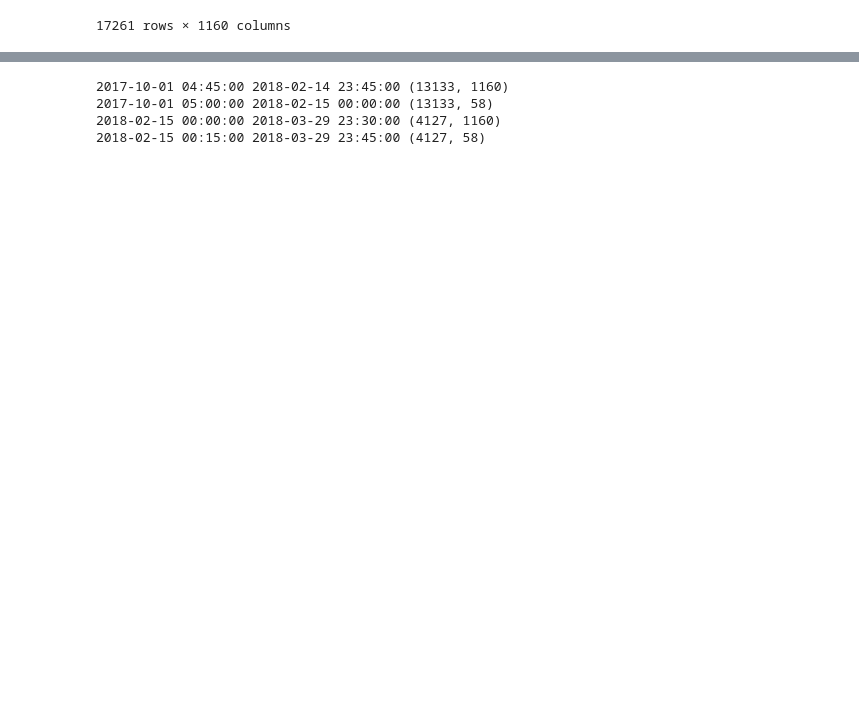
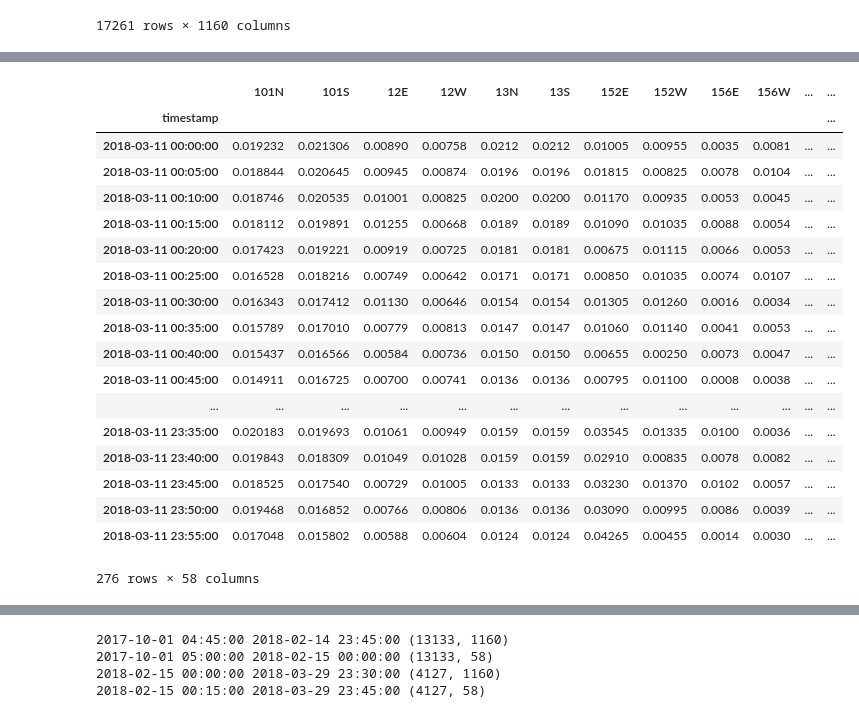
Before and after one commit to arthurpiazzi/Traffic-Flow, a Jupyter notebook: Traffic.ipynb, the cells around one changed output, grey strips where cells are left out. Cells and saved outputs as stored; diff of their text form; code cells hidden in the pictures; blank space fills up the shorter version.

```diff
--- a/Traffic.ipynb
+++ b/Traffic.ipynb
@@ -218,0 +242,25 @@ result = result.asfreq('15Min')
+# %%
+df1 = pd.read_csv('raw/2018_03_11.csv', infer_datetime_format=True, index_col=['timestamp'])
+df2 = pd.read_csv('raw/2018_03_12.csv', infer_datetime_format=True, index_col=['timestamp'])
+
+df1
+# %% [output]
+|  | 101N | 101S | 12E | 12W | 13N | 13S | 152E | 152W | 156E | 156W | ... | ... |
+| timestamp |  |  |  |  |  |  |  |  |  |  |  | ... |
+| 2018-03-11 00:00:00 | 0.019232 | 0.021306 | 0.00890 | 0.00758 | 0.0212 | 0.0212 | 0.01005 | 0.00955 | 0.0035 | 0.0081 | ... | ... |
+| 2018-03-11 00:05:00 | 0.018844 | 0.020645 | 0.00945 | 0.00874 | 0.0196 | 0.0196 | 0.01815 | 0.00825 | 0.0078 | 0.0104 | ... | ... |
+| 2018-03-11 00:10:00 | 0.018746 | 0.020535 | 0.01001 | 0.00825 | 0.0200 | 0.0200 | 0.01170 | 0.00935 | 0.0053 | 0.0045 | ... | ... |
+| 2018-03-11 00:15:00 | 0.018112 | 0.019891 | 0.01255 | 0.00668 | 0.0189 | 0.0189 | 0.01090 | 0.01035 | 0.0088 | 0.0054 | ... | ... |
+| 2018-03-11 00:20:00 | 0.017423 | 0.019221 | 0.00919 | 0.00725 | 0.0181 | 0.0181 | 0.00675 | 0.01115 | 0.0066 | 0.0053 | ... | ... |
+| 2018-03-11 00:25:00 | 0.016528 | 0.018216 | 0.00749 | 0.00642 | 0.0171 | 0.0171 | 0.00850 | 0.01035 | 0.0074 | 0.0107 | ... | ... |
+| 2018-03-11 00:30:00 | 0.016343 | 0.017412 | 0.01130 | 0.00646 | 0.0154 | 0.0154 | 0.01305 | 0.01260 | 0.0016 | 0.0034 | ... | ... |
+| 2018-03-11 00:35:00 | 0.015789 | 0.017010 | 0.00779 | 0.00813 | 0.0147 | 0.0147 | 0.01060 | 0.01140 | 0.0041 | 0.0053 | ... | ... |
+| 2018-03-11 00:40:00 | 0.015437 | 0.016566 | 0.00584 | 0.00736 | 0.0150 | 0.0150 | 0.00655 | 0.00250 | 0.0073 | 0.0047 | ... | ... |
+| 2018-03-11 00:45:00 | 0.014911 | 0.016725 | 0.00700 | 0.00741 | 0.0136 | 0.0136 | 0.00795 | 0.01100 | 0.0008 | 0.0038 | ... | ... |
+| ... | ... | ... | ... | ... | ... | ... | ... | ... | ... | ... | ... | ... |
+| 2018-03-11 23:35:00 | 0.020183 | 0.019693 | 0.01061 | 0.00949 | 0.0159 | 0.0159 | 0.03545 | 0.01335 | 0.0100 | 0.0036 | ... | ... |
+| 2018-03-11 23:40:00 | 0.019843 | 0.018309 | 0.01049 | 0.01028 | 0.0159 | 0.0159 | 0.02910 | 0.00835 | 0.0078 | 0.0082 | ... | ... |
+| 2018-03-11 23:45:00 | 0.018525 | 0.017540 | 0.00729 | 0.01005 | 0.0133 | 0.0133 | 0.03230 | 0.01370 | 0.0102 | 0.0057 | ... | ... |
+| 2018-03-11 23:50:00 | 0.019468 | 0.016852 | 0.00766 | 0.00806 | 0.0136 | 0.0136 | 0.03090 | 0.00995 | 0.0086 | 0.0039 | ... | ... |
+| 2018-03-11 23:55:00 | 0.017048 | 0.015802 | 0.00588 | 0.00604 | 0.0124 | 0.0124 | 0.04265 | 0.00455 | 0.0014 | 0.0030 | ... | ... |
+276 rows × 58 columns
```
Also changed, not shown: parts of 13 cells of this notebook, 8 other files.
